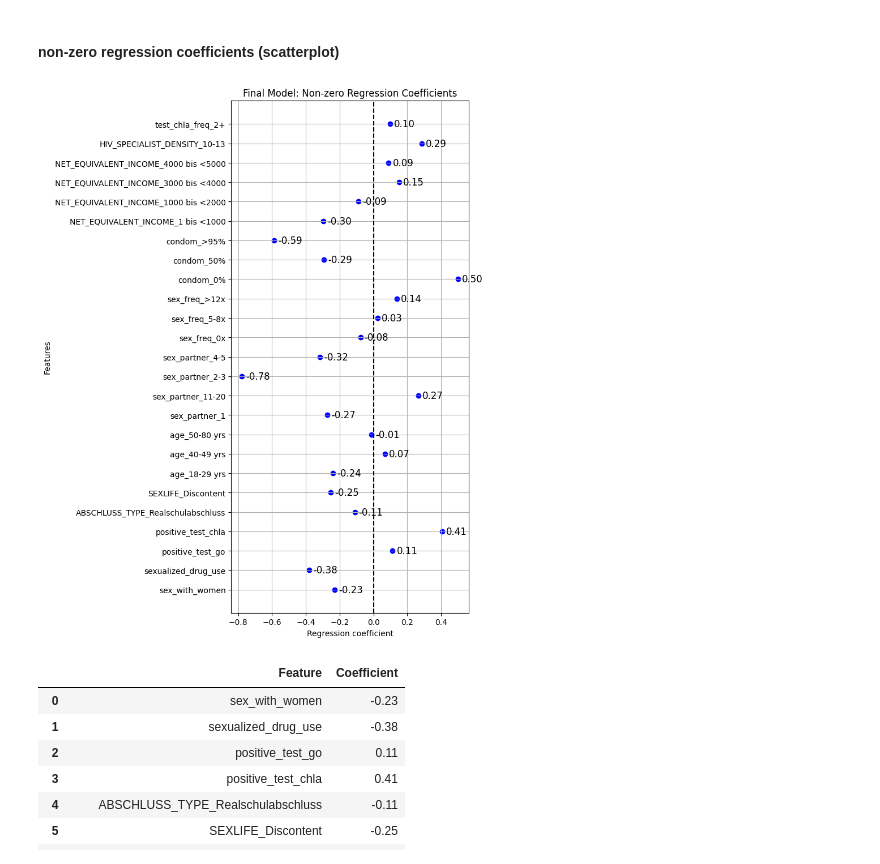
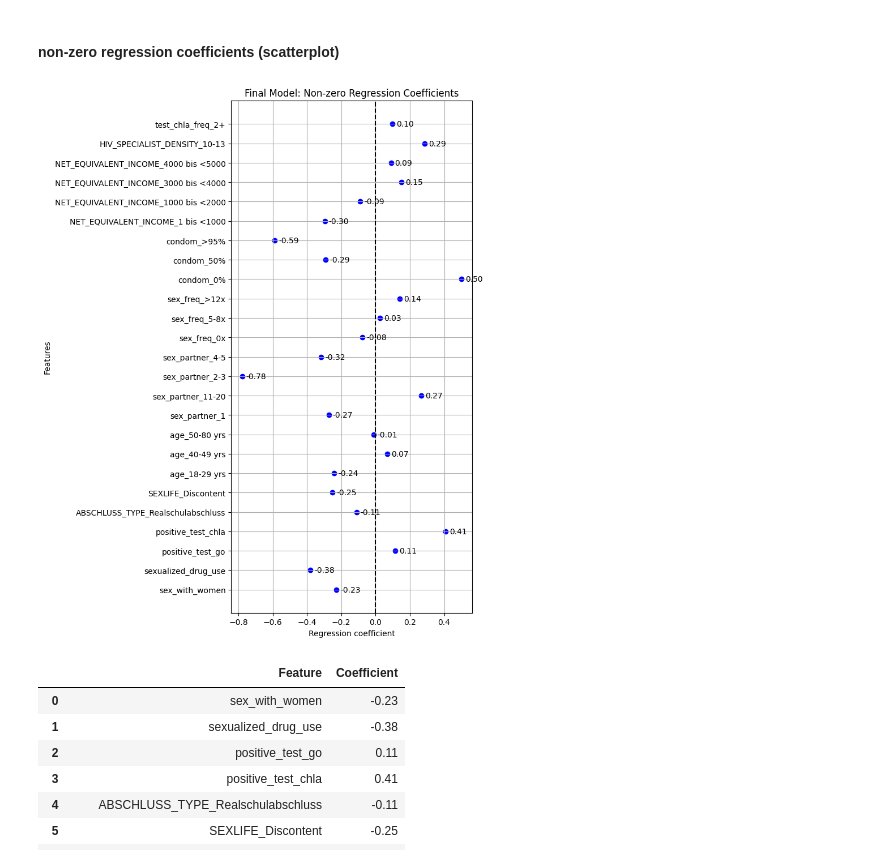
Before and after one commit to KleistLab/PrAppData, a Jupyter notebook: PrApp_analysis.ipynb, the cells around one changed output. Cells and saved outputs as stored; diff of their text form; code cells hidden in the pictures.

```diff
--- a/PrApp_analysis.ipynb
+++ b/PrApp_analysis.ipynb
@@ -1451,26 +1388,26 @@ y_pred_adjusted = (y_proba >= optimal_threshold).astype(int)
 # %%
 # scatterplot: non-zero coefficients
 plt.figure(figsize=(8, 10))
 plt.scatter(final_non_zero_coefficients_df['Coefficient'], final_non_zero_coefficients_df['Feature'], color='b')
 plt.xlabel('Regression coefficient')
 plt.axvline(0, color='black', linestyle='--')
 plt.ylabel('Features')
 plt.title('Final Model: Non-zero Regression Coefficients')
 
 for i, row in final_non_zero_coefficients_df.iterrows():
     plt.text(
         x=row['Coefficient'] + 0.03 * max(abs(final_non_zero_coefficients_df['Coefficient'])),
         y=row['Feature'],
         s=f"{row['Coefficient']:.2f}",
         va='center',
-        fontsize=12,
+        fontsize=10,
         color='black'
     )
 plt.grid()
 plt.tight_layout()
 plt.show()
 # %% [output]
-[figure, old version]
+[figure, new version]
 # %%
 # non-zero coefficients
 round(final_non_zero_coefficients_df,2)
```
Also changed, not shown: parts of 15 cells of this notebook, 30 other files.
